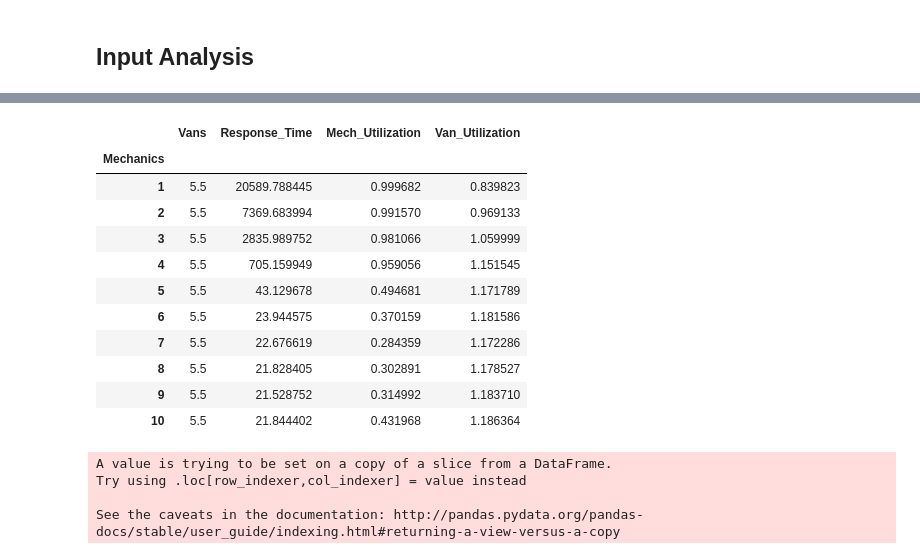
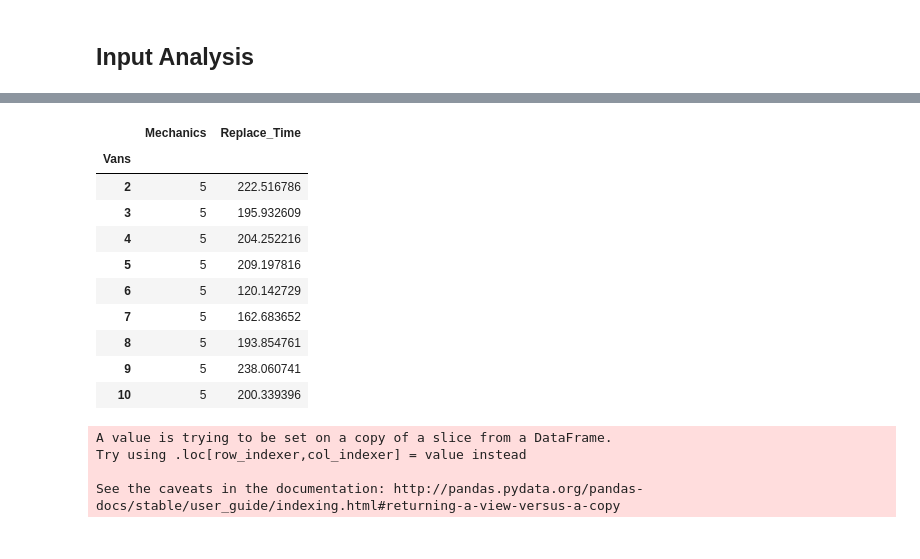
Before and after one commit to jhmontijo/ORIE4580, a Jupyter notebook: Simulation.ipynb, the cells around one changed output, grey strips where cells are left out. Drawn from its saved outputs; the diff is of its cells as text; code cells hidden in the pictures.

```diff
--- a/Simulation.ipynb
+++ b/Simulation.ipynb
@@ -103,16 +102,13 @@ class Van:
         """Initialize Van with free time at start of simulation, location at Dispatch"""
         self.id = id
         self.free_time = time
-        self.total_wait = 0
-        self.utilization = None
+        self.free_period = []
+
 
     def update_free_time(self, now, BC):
         """Set the Van to be free in the time it takes from now to return from dispatch and load a new copier"""
         self.free_time = now + dt.timedelta(minutes= Distances[BC]['Dispatch']) +dt.timedelta(
                                             minutes= np.random.triangular(10,15,25))
-
-    def utilization_calc(self, total_time):
-        self.utilization = 1 - (self.total_wait / total_time.total_seconds())
 
 class Mechanic:
     def __init__(self, id, time):
@@ -120,10 +116,6 @@ class Mechanic:
         self.loc = 'Dispatch'
         self.id = id
         self.free_time = time
-        self.total_wait = 0
-        self.utilization = None
-
-    def utilization_calc(self, total_time):
-        self.utilization = 1 - (self.total_wait / total_time.total_seconds())
+        self.free_period = []
 # %%
 def get_worker(workers, loc, time, isMech):
@@ -274,18 +247,17 @@ pl.get_figure().savefig("ReplaceVan.png")
-# %%
-groups
-# %% [output]
-|  | Vans | Response_Time | Mech_Utilization | Van_Utilization |
-| Mechanics |  |  |  |  |
-| 1 | 5.5 | 20589.788445 | 0.999682 | 0.839823 |
-| 2 | 5.5 | 7369.683994 | 0.991570 | 0.969133 |
-| 3 | 5.5 | 2835.989752 | 0.981066 | 1.059999 |
-| 4 | 5.5 | 705.159949 | 0.959056 | 1.151545 |
-| 5 | 5.5 | 43.129678 | 0.494681 | 1.171789 |
-| 6 | 5.5 | 23.944575 | 0.370159 | 1.181586 |
-| 7 | 5.5 | 22.676619 | 0.284359 | 1.172286 |
-| 8 | 5.5 | 21.828405 | 0.302891 | 1.178527 |
-| 9 | 5.5 | 21.528752 | 0.314992 | 1.183710 |
-| 10 | 5.5 | 21.844402 | 0.431968 | 1.186364 |
+# %%
+r.groupby("Vans").mean()
+# %% [output]
+|  | Mechanics | Replace_Time |
+| Vans |  |  |
+| 2 | 5 | 222.516786 |
+| 3 | 5 | 195.932609 |
+| 4 | 5 | 204.252216 |
+| 5 | 5 | 209.197816 |
+| 6 | 5 | 120.142729 |
+| 7 | 5 | 162.683652 |
+| 8 | 5 | 193.854761 |
+| 9 | 5 | 238.060741 |
+| 10 | 5 | 200.339396 |
 # %%
 def simulate_shift(max_m, max_v, begin_hr, end_hr, warmup_hrs):
     """
```
Also changed, not shown: parts of 7 cells of this notebook, 2 other files.
